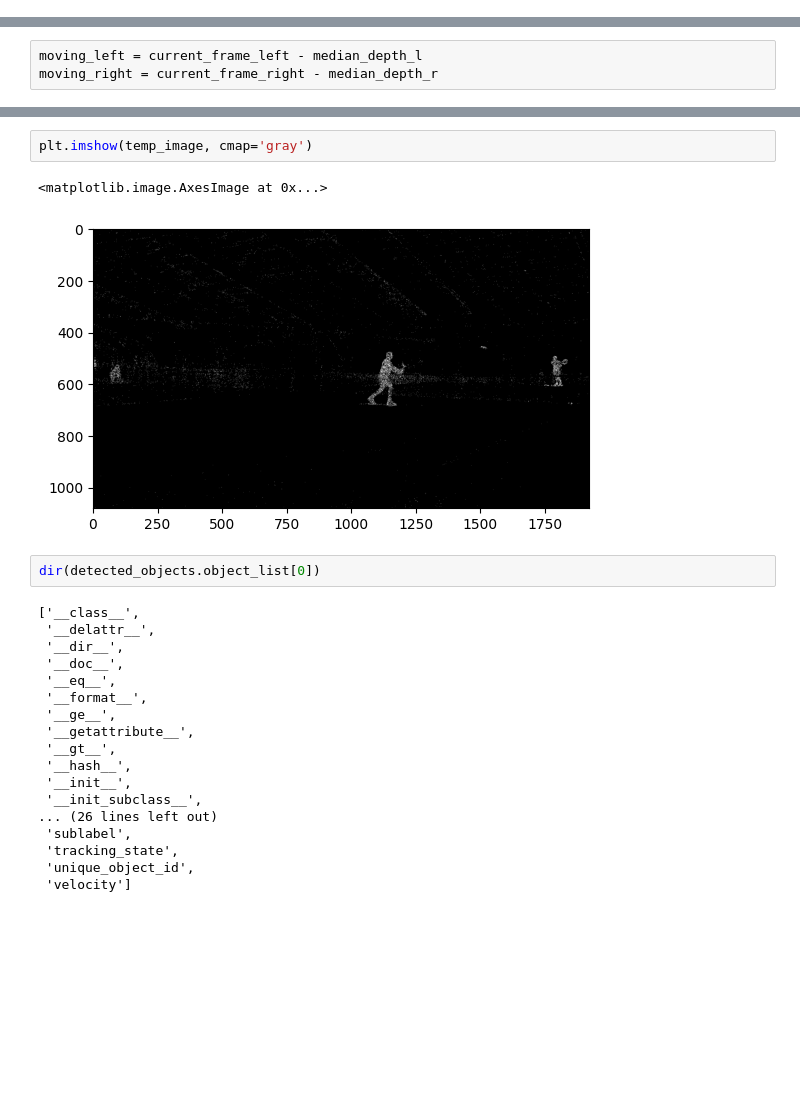
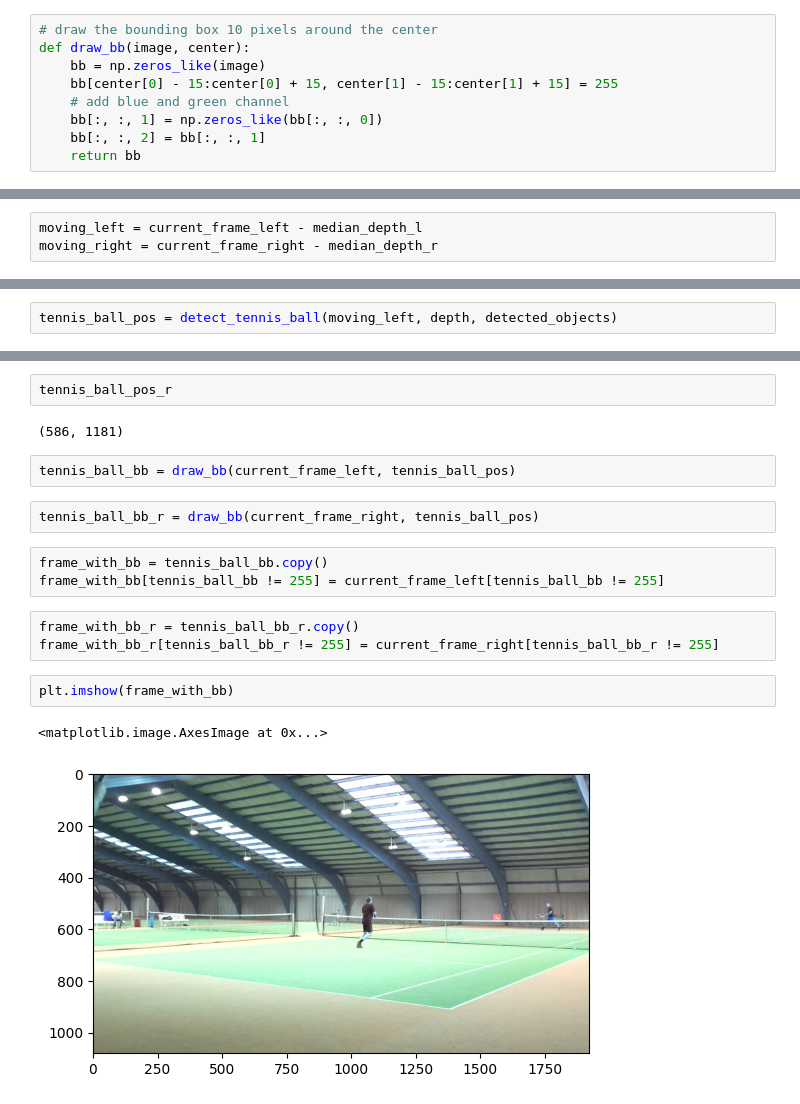
Before and after one commit to fhnw-ds/fhnw-cda2-tennis-analysis, a Jupyter notebook: tennis_ball_detection.ipynb, the cells around one changed output, grey strips where cells are left out. Drawn from its saved outputs; the diff is of its cells as text; blank space fills up the shorter version.

Commit message:
improve ball detection

```diff
--- a/tennis_ball_detection.ipynb
+++ b/tennis_ball_detection.ipynb
@@ -84,0 +132,9 @@ detected_objects = sl.Objects()
+# %%
+# draw the bounding box 10 pixels around the center
+def draw_bb(image, center):
+    bb = np.zeros_like(image)
+    bb[center[0] - 15:center[0] + 15, center[1] - 15:center[1] + 15] = 255
+    # add blue and green channel
+    bb[:, :, 1] = np.zeros_like(bb[:, :, 0])
+    bb[:, :, 2] = bb[:, :, 1]
+    return bb
@@ -126,0 +156,2 @@ temp_image = (diff_right / diff_right.max()).round()
+# %%
+tennis_ball_pos = detect_tennis_ball(moving_left, depth, detected_objects)
@@ -127,25 +164,19 @@ temp_image = (diff_right / diff_right.max()).round()
+# %%
+tennis_ball_pos_r
+# %% [output]
+(586, 1181)
+# %%
+tennis_ball_bb = draw_bb(current_frame_left, tennis_ball_pos)
+# %%
+tennis_ball_bb_r = draw_bb(current_frame_right, tennis_ball_pos)
+# %%
+frame_with_bb = tennis_ball_bb.copy()
+frame_with_bb[tennis_ball_bb != 255] = current_frame_left[tennis_ball_bb != 255]
+# %%
+frame_with_bb_r = tennis_ball_bb_r.copy()
+frame_with_bb_r[tennis_ball_bb_r != 255] = current_frame_right[tennis_ball_bb_r != 255]
 # %%
-plt.imshow(temp_image, cmap='gray')
+plt.imshow(frame_with_bb)
 # %% [output]
 <matplotlib.image.AxesImage at 0x...>
-[figure, old version]
+[figure, new version]
-# %%
-dir(detected_objects.object_list[0])
-# %% [output]
-['__class__',
- '__delattr__',
- '__dir__',
- '__doc__',
- '__eq__',
- '__format__',
- '__ge__',
- '__getattribute__',
- '__gt__',
- '__hash__',
- '__init__',
- '__init_subclass__',
-... (26 lines left out)
- 'sublabel',
- 'tracking_state',
- 'unique_object_id',
- 'velocity']
```
Also changed, not shown: parts of 18 cells of this notebook.
